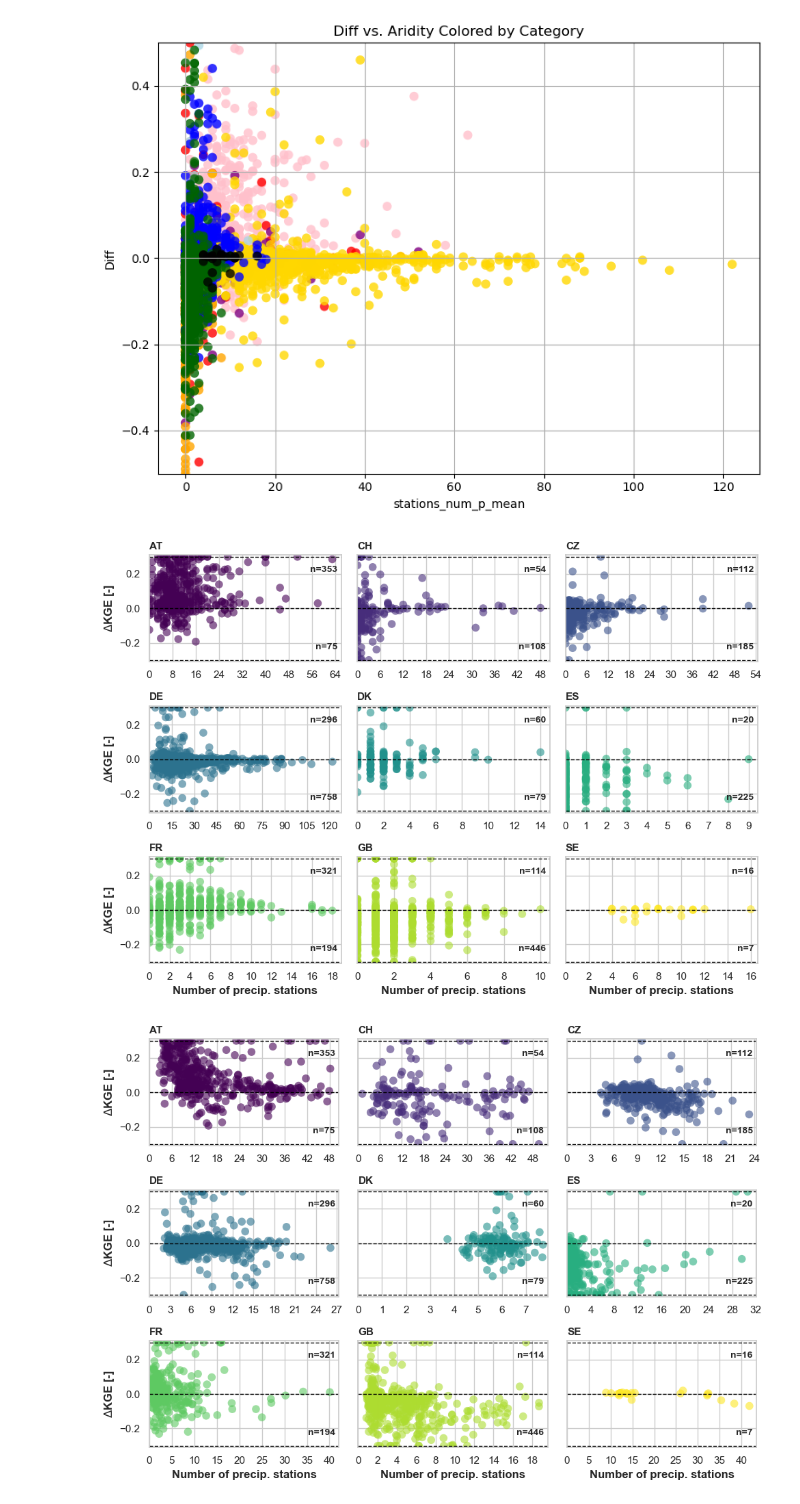
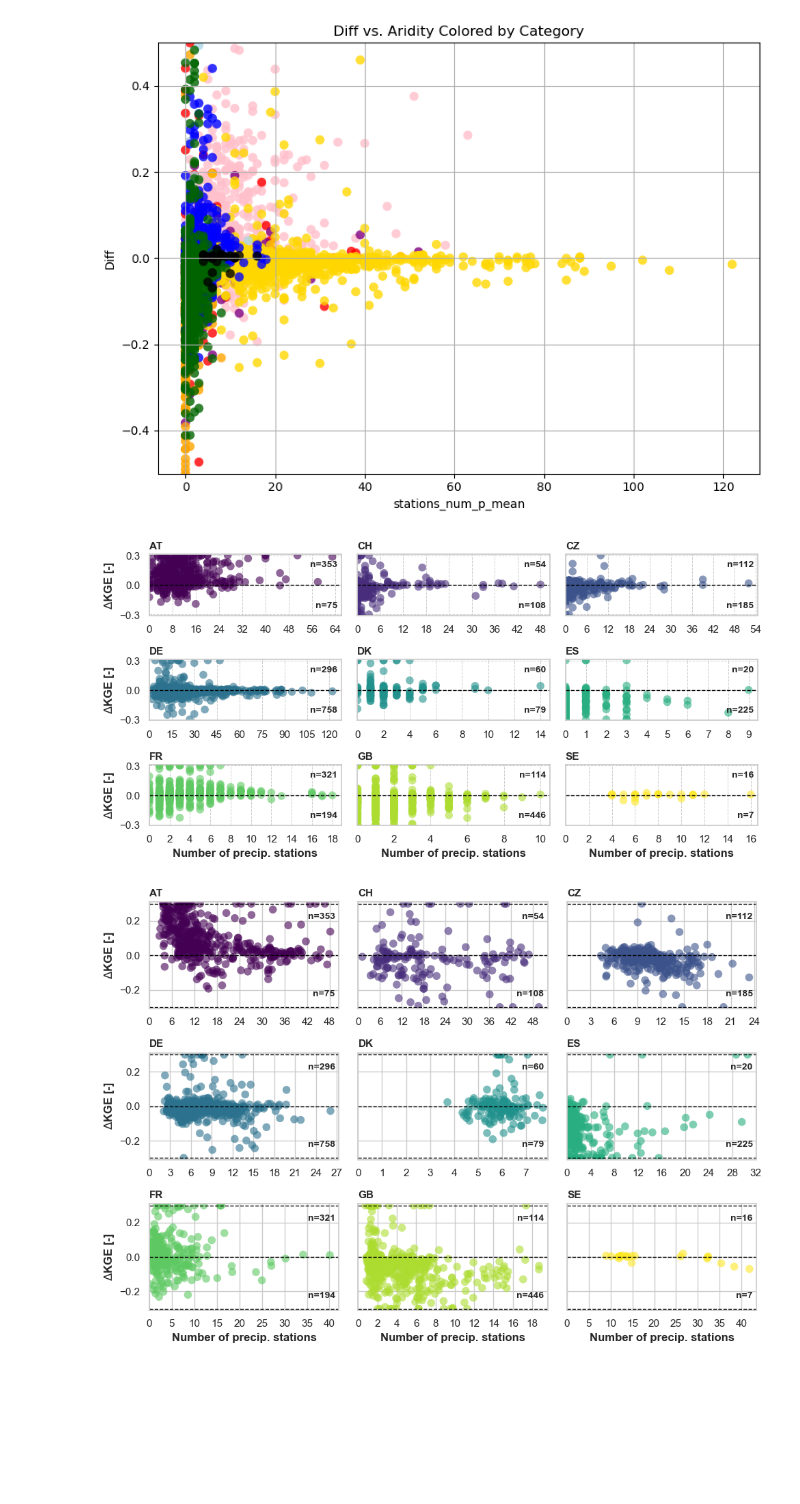
Before and after one commit to thiagovmdon/EOBS-quality, a Jupyter notebook: code/Paper_Quality_EOBS_d_exploring_results.ipynb, the cells around one changed output. Saved outputs shown, nothing was run; the diff lists cells and outputs as text; code cells hidden in the pictures; blank space fills up the shorter version.

```diff
--- a/code/Paper_Quality_EOBS_d_exploring_results.ipynb
+++ b/code/Paper_Quality_EOBS_d_exploring_results.ipynb
@@ -378,2 +395,5 @@ network_basins.groupby("gauge_country").count()
+# %%
+network_basins.index.name="basin_id"
+network_basins.to_csv("results/list_filtered_3423.csv", encoding='utf-8')
 # %%
 world = gpd.read_file(r"C:\Users\nascimth\Documents\data\gis\world.shp")
@@ -568,7 +571,7 @@ group_to_color = dict(zip(groups, new_colors))
 n_cols = 3
 n_rows = (n_groups + n_cols - 1) // n_cols
 
-fig, axes = plt.subplots(n_rows, n_cols, figsize=(10, 7), sharex=False, sharey=True)
+fig, axes = plt.subplots(n_rows, n_cols, figsize=(10, 5), sharex=False, sharey=True)
 axes = axes.flatten()
 
 for i, color in enumerate(groups):
@@ -604,39 +607,43 @@ for i, color in enumerate(groups):
     axes[i].xaxis.set_major_locator(mticker.MaxNLocator(integer=True))
 
     axes[i].axhline(0, color='black', linestyle='--', linewidth=1)
-    axes[i].axhline(-0.3, color='black', linestyle='--', linewidth=1)
-    axes[i].axhline(0.3, color='black', linestyle='--', linewidth=1)
+    #axes[i].axhline(-0.3, color='black', linestyle='--', linewidth=1)
+    #axes[i].axhline(0.3, color='black', linestyle='--', linewidth=1)
+    #axes[i].set_yticks([-0.3, -0.15, 0, 0.15, 0.3])
+    axes[i].set_yticks([-0.3, 0, 0.3])
+
+    axes[i].grid(True, which='both', linestyle='--', linewidth=0.7)
 
     # Annotate counts
     n_above = (group_df['diff'] > 0).sum()
     n_below = (group_df['diff'] < 0).sum()
 
     axes[i].text(
         0.98, 0.9,
         f"n={n_above}",
         transform=axes[i].transAxes,
         ha="right", va="top",
         fontsize=10, fontweight="bold"
     )
 
     axes[i].text(
         0.98, 0.1,
         f"n={n_below}",
         transform=axes[i].transAxes,
         ha="right", va="bottom",
         fontsize=10, fontweight="bold"
     )
 
 # Delete unused axes
 for j in range(i + 1, len(axes)):
     fig.delaxes(axes[j])
 
 # Layout adjustments
 plt.tight_layout()
-plt.savefig("results/figs/kge_scatters.png", dpi=300, bbox_inches='tight')
+plt.savefig("results/figs/kge_scatters_pstations.png", dpi=300, bbox_inches='tight')
 plt.show()
 # %% [output]
-[figure, old version]
+[figure, new version]
 # %%
 import matplotlib.pyplot as plt
 import matplotlib.ticker as mticker
```
Also changed, not shown: parts of 6 cells of this notebook, 2 other files.
